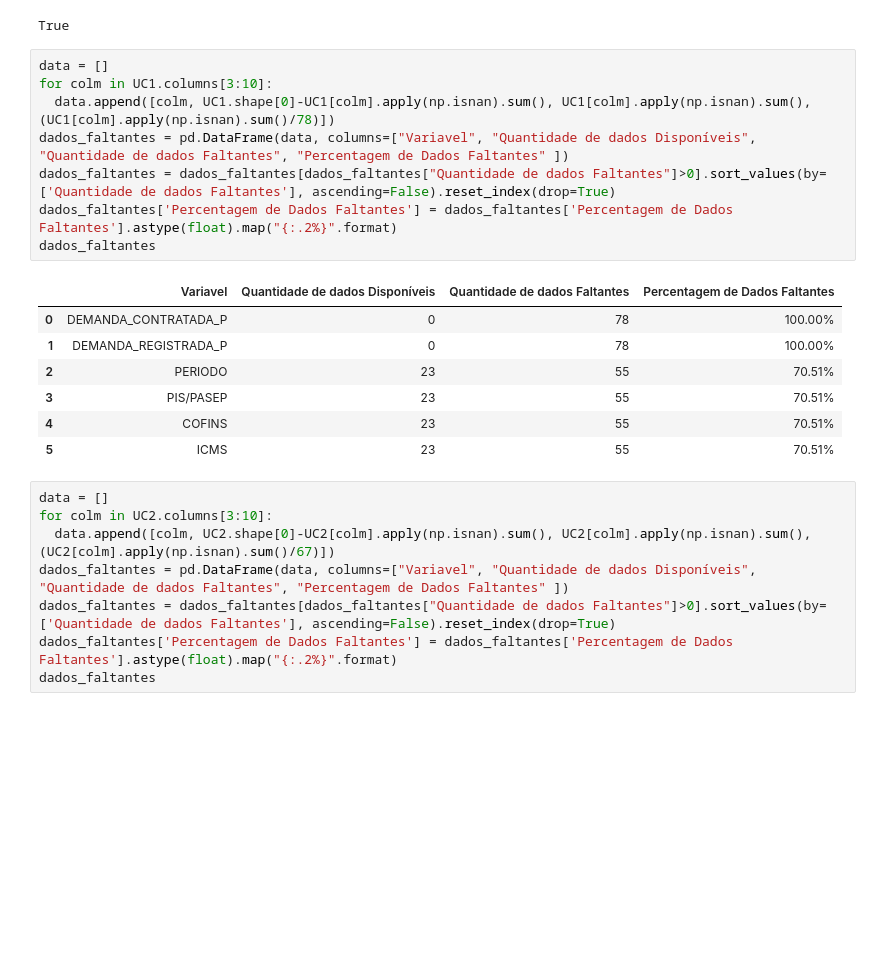
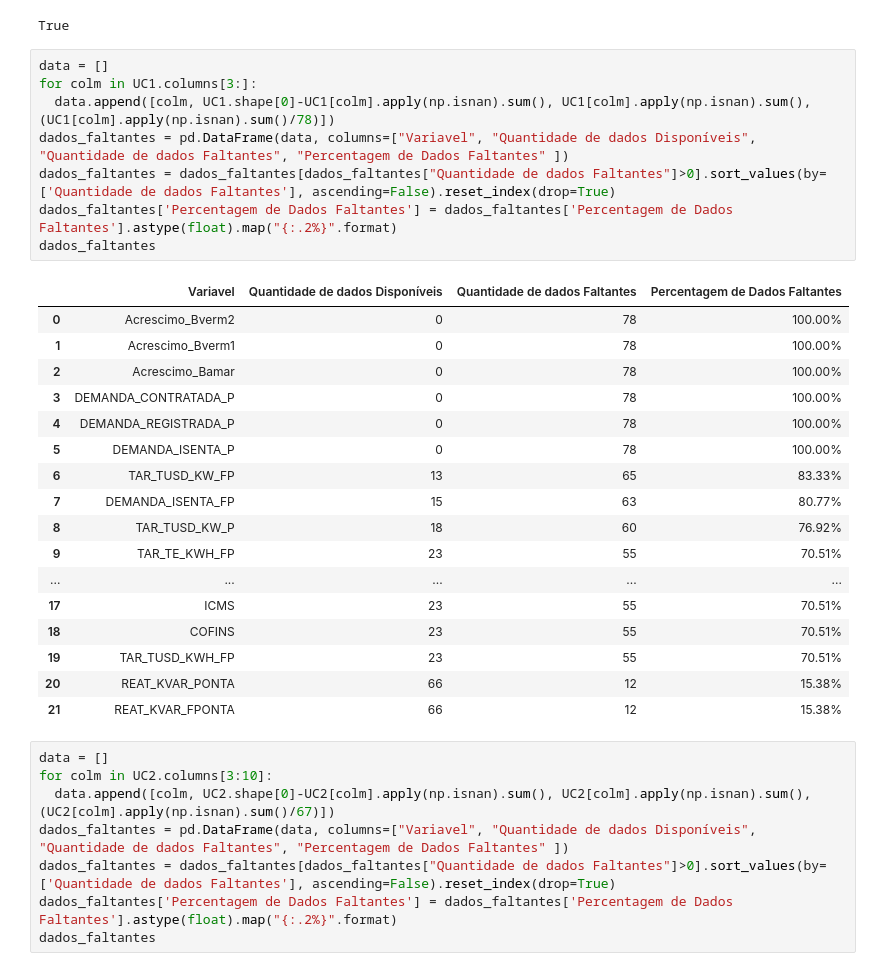
Before and after one commit to AriasgL/IT304S_UFSCAR, a Jupyter notebook: IT304S_UFSCAR_Grupo_3.ipynb, the cells around one changed output. Saved outputs shown, nothing was run; the diff lists cells and outputs as text; blank space fills up the shorter version.

```diff
--- a/IT304S_UFSCAR_Grupo_3.ipynb
+++ b/IT304S_UFSCAR_Grupo_3.ipynb
@@ -93,20 +141,30 @@ np.isnan(np.nan)
 True
 # %%
 data = []
-for colm in UC1.columns[3:10]:
+for colm in UC1.columns[3:]:
   data.append([colm, UC1.shape[0]-UC1[colm].apply(np.isnan).sum(), UC1[colm].apply(np.isnan).sum(), (UC1[colm].apply(np.isnan).sum()/78)])
 dados_faltantes = pd.DataFrame(data, columns=["Variavel", "Quantidade de dados Disponíveis", "Quantidade de dados Faltantes", "Percentagem de Dados Faltantes" ])
 dados_faltantes = dados_faltantes[dados_faltantes["Quantidade de dados Faltantes"]>0].sort_values(by=['Quantidade de dados Faltantes'], ascending=False).reset_index(drop=True)
 dados_faltantes['Percentagem de Dados Faltantes'] = dados_faltantes['Percentagem de Dados Faltantes'].astype(float).map("{:.2%}".format)
 dados_faltantes
 # %% [output]
 |  | Variavel | Quantidade de dados Disponíveis | Quantidade de dados Faltantes | Percentagem de Dados Faltantes |
-| 0 | DEMANDA_CONTRATADA_P | 0 | 78 | 100.00% |
-| 1 | DEMANDA_REGISTRADA_P | 0 | 78 | 100.00% |
-| 2 | PERIODO | 23 | 55 | 70.51% |
-| 3 | PIS/PASEP | 23 | 55 | 70.51% |
-| 4 | COFINS | 23 | 55 | 70.51% |
-| 5 | ICMS | 23 | 55 | 70.51% |
+| 0 | Acrescimo_Bverm2 | 0 | 78 | 100.00% |
+| 1 | Acrescimo_Bverm1 | 0 | 78 | 100.00% |
+| 2 | Acrescimo_Bamar | 0 | 78 | 100.00% |
+| 3 | DEMANDA_CONTRATADA_P | 0 | 78 | 100.00% |
+| 4 | DEMANDA_REGISTRADA_P | 0 | 78 | 100.00% |
+| 5 | DEMANDA_ISENTA_P | 0 | 78 | 100.00% |
+| 6 | TAR_TUSD_KW_FP | 13 | 65 | 83.33% |
+| 7 | DEMANDA_ISENTA_FP | 15 | 63 | 80.77% |
+| 8 | TAR_TUSD_KW_P | 18 | 60 | 76.92% |
+| 9 | TAR_TE_KWH_FP | 23 | 55 | 70.51% |
+| ... | ... | ... | ... | ... |
+| 17 | ICMS | 23 | 55 | 70.51% |
+| 18 | COFINS | 23 | 55 | 70.51% |
+| 19 | TAR_TUSD_KWH_FP | 23 | 55 | 70.51% |
+| 20 | REAT_KVAR_PONTA | 66 | 12 | 15.38% |
+| 21 | REAT_KVAR_FPONTA | 66 | 12 | 15.38% |
 # %%
 data = []
 for colm in UC2.columns[3:10]:
```
Also changed, not shown: parts of 33 cells of this notebook.
